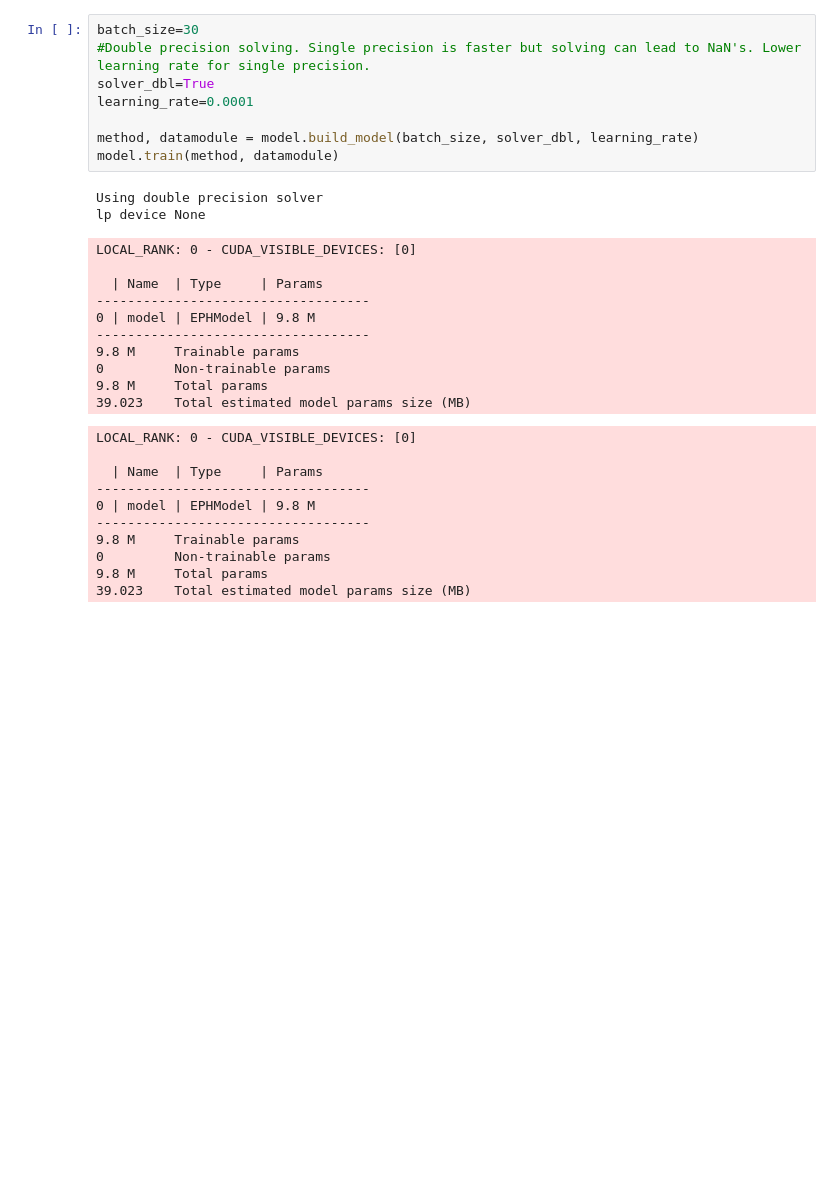
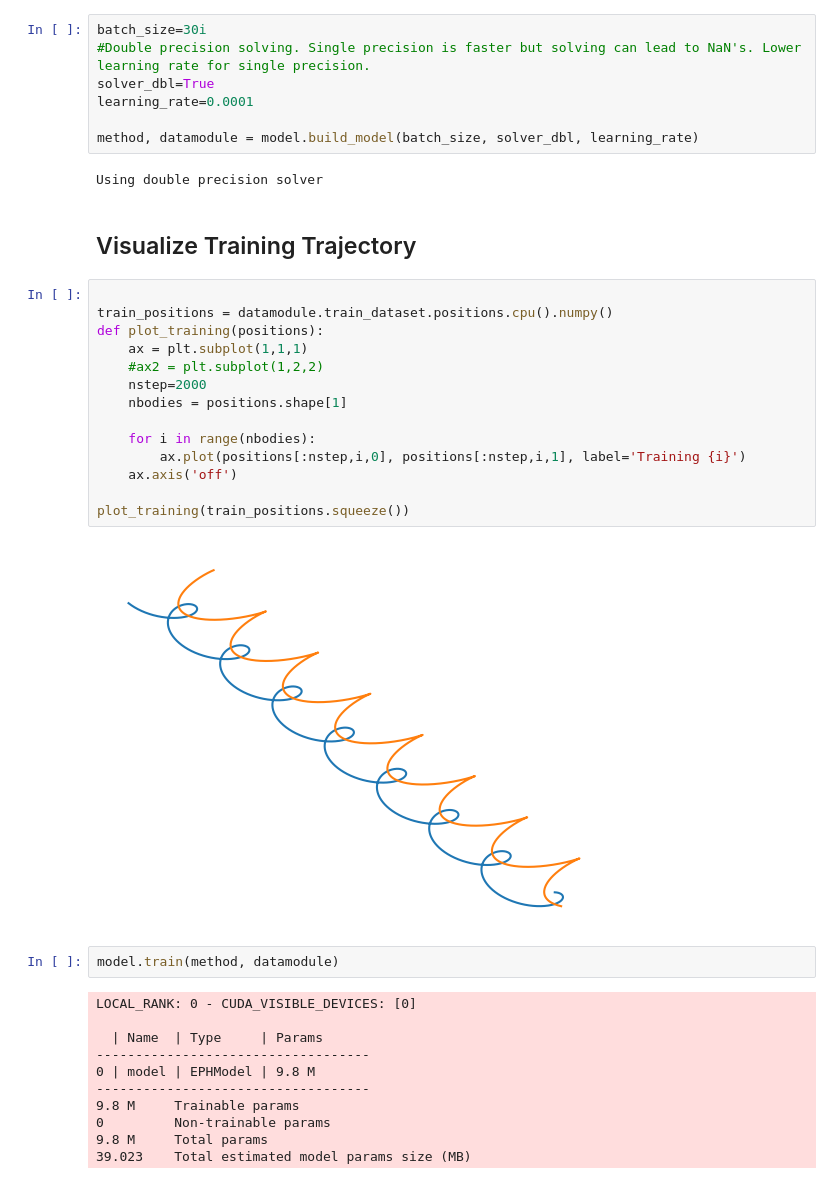
Before and after one commit to alpz/mech-nn, a Jupyter notebook: two_body_test.ipynb, the cells around one changed output. Cells and saved outputs as stored; diff of their text form; blank space fills up the shorter version.

```diff
--- a/two_body_test.ipynb
+++ b/two_body_test.ipynb
@@ -19,25 +29,32 @@ HPU available: False, using: 0 HPUs
 # %%
-batch_size=30
+batch_size=30i
 #Double precision solving. Single precision is faster but solving can lead to NaN's. Lower learning rate for single precision.
 solver_dbl=True
 learning_rate=0.0001
 
 method, datamodule = model.build_model(batch_size, solver_dbl, learning_rate)
-model.train(method, datamodule)
 # %% [output]
 Using double precision solver
-lp device None
-LOCAL_RANK: 0 - CUDA_VISIBLE_DEVICES: [0]
-
-  | Name  | Type     | Params
------------------------------------
-0 | model | EPHModel | 9.8 M
------------------------------------
-9.8 M     Trainable params
-0         Non-trainable params
-9.8 M     Total params
-39.023    Total estimated model params size (MB)
+# %% [markdown]
+## Visualize Training Trajectory
+# %%
+
+train_positions = datamodule.train_dataset.positions.cpu().numpy()
+def plot_training(positions):
+    ax = plt.subplot(1,1,1)
+    #ax2 = plt.subplot(1,2,2)
+    nstep=2000
+    nbodies = positions.shape[1]
+
+    for i in range(nbodies):
+        ax.plot(positions[:nstep,i,0], positions[:nstep,i,1], label='Training {i}')
+    ax.axis('off')
+
+plot_training(train_positions.squeeze())
+# %% [output]
+[figure, added]
 # %%
+model.train(method, datamodule)
 # %% [output]
 LOCAL_RANK: 0 - CUDA_VISIBLE_DEVICES: [0]
 
```
Also changed, not shown: parts of 10 cells of this notebook, 1 other file.
